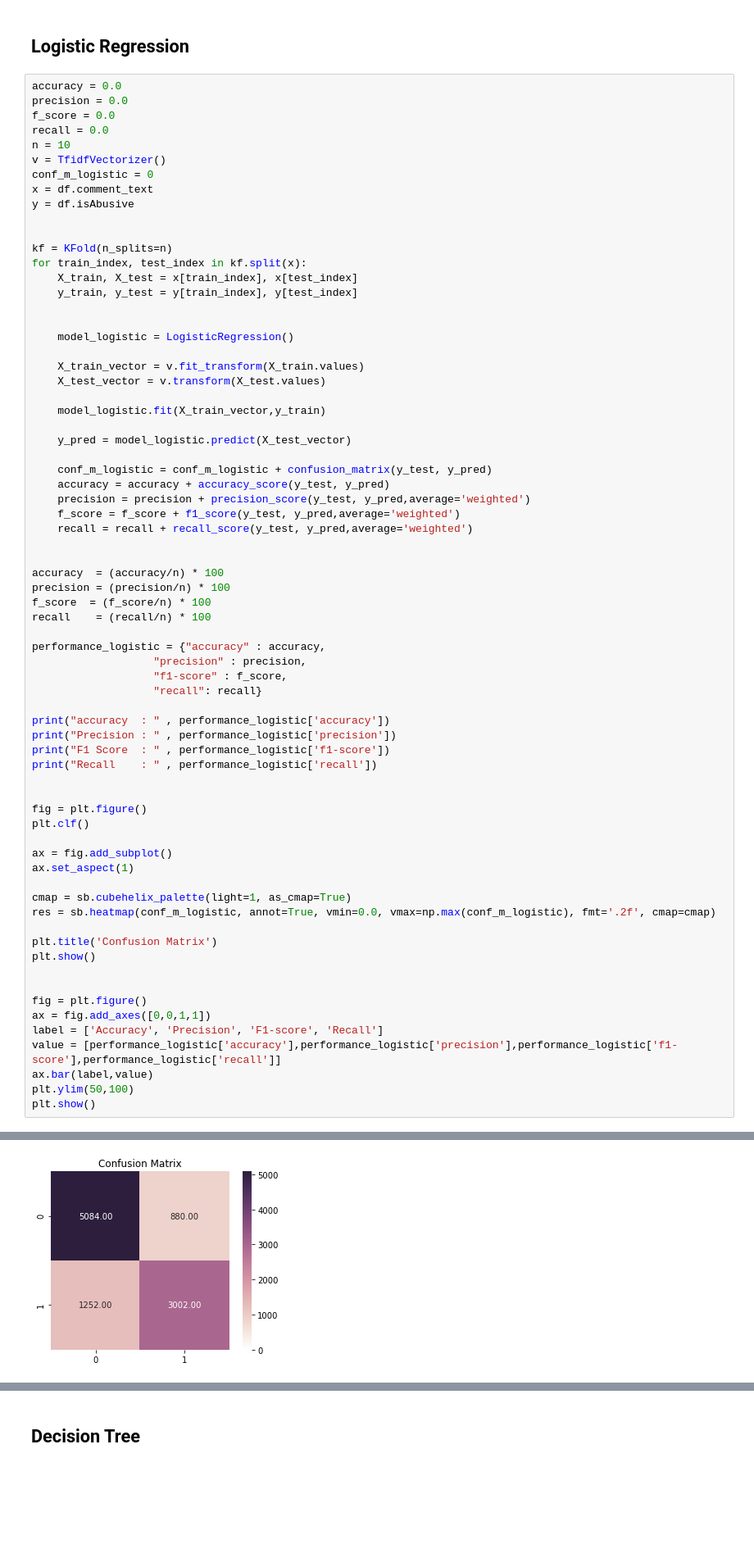
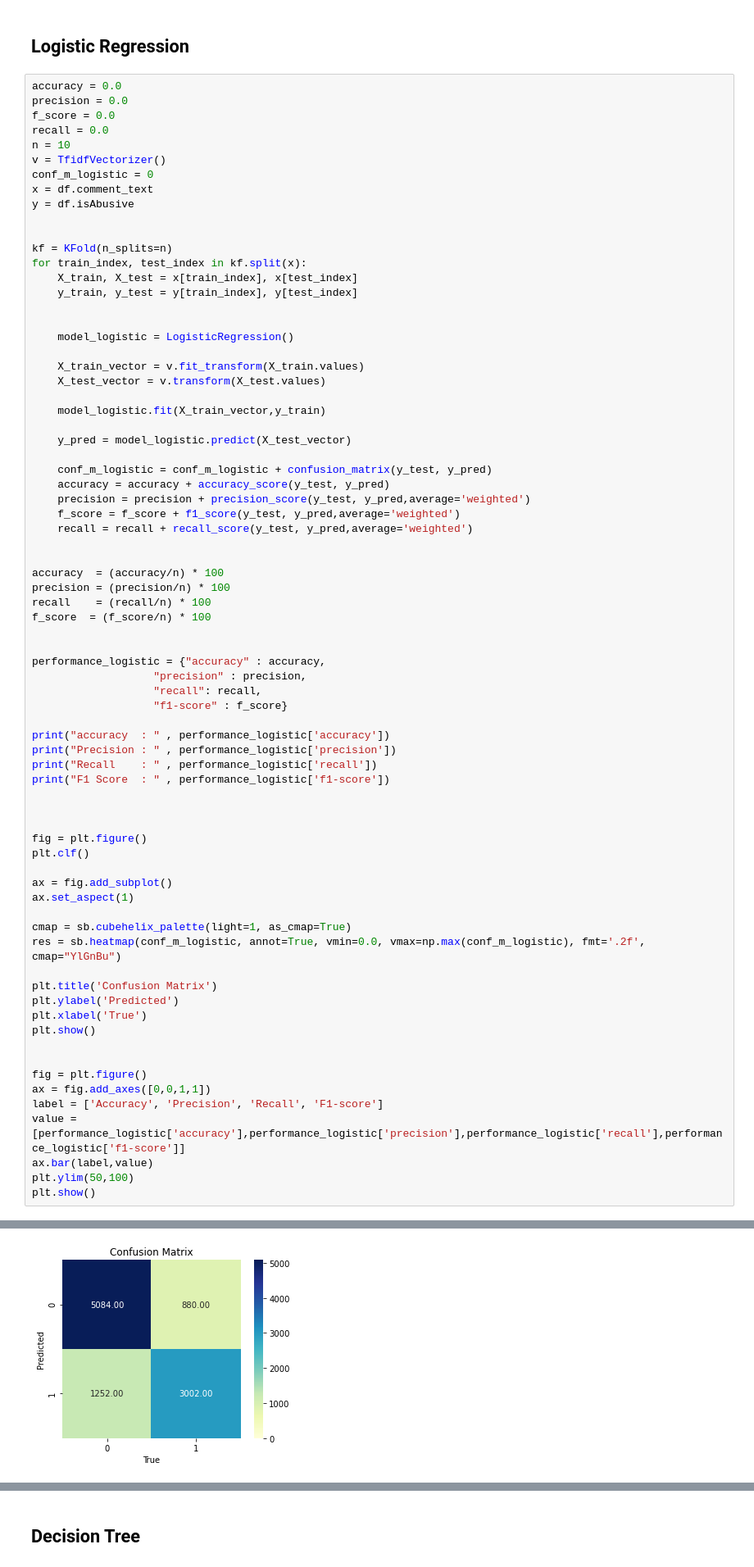
Before and after one commit to Shahriar1212/Pattern-Recognation-Project, a Jupyter notebook: pattern_project.ipynb, the cells around one changed output, grey strips where cells are left out. Shown at 82% size. Drawn from its saved outputs; the diff is of its cells as text; blank space fills up the shorter version.

```diff
--- a/pattern_project.ipynb
+++ b/pattern_project.ipynb
@@ -166,18 +171,20 @@ for train_index, test_index in kf.split(x):
 
 accuracy  = (accuracy/n) * 100
 precision = (precision/n) * 100
+recall    = (recall/n) * 100
 f_score  = (f_score/n) * 100
-recall    = (recall/n) * 100
+
 
 performance_logistic = {"accuracy" : accuracy,
                    "precision" : precision,
-                   "f1-score" : f_score,
-                   "recall": recall}
+                   "recall": recall,
+                   "f1-score" : f_score}
 
 print("accuracy  : " , performance_logistic['accuracy'])
 print("Precision : " , performance_logistic['precision'])
+print("Recall    : " , performance_logistic['recall'])
 print("F1 Score  : " , performance_logistic['f1-score'])
-print("Recall    : " , performance_logistic['recall'])
+
 
 
 fig = plt.figure()
@@ -187,16 +194,18 @@ ax = fig.add_subplot()
 ax.set_aspect(1)
 
 cmap = sb.cubehelix_palette(light=1, as_cmap=True)
-res = sb.heatmap(conf_m_logistic, annot=True, vmin=0.0, vmax=np.max(conf_m_logistic), fmt='.2f', cmap=cmap)
+res = sb.heatmap(conf_m_logistic, annot=True, vmin=0.0, vmax=np.max(conf_m_logistic), fmt='.2f', cmap="YlGnBu")
 
 plt.title('Confusion Matrix')
+plt.ylabel('Predicted')
+plt.xlabel('True')
 plt.show()
 
 
 fig = plt.figure()
 ax = fig.add_axes([0,0,1,1])
-label = ['Accuracy', 'Precision', 'F1-score', 'Recall']
-value = [performance_logistic['accuracy'],performance_logistic['precision'],performance_logistic['f1-score'],performance_logistic['recall']]
+label = ['Accuracy', 'Precision', 'Recall', 'F1-score']
+value = [performance_logistic['accuracy'],performance_logistic['precision'],performance_logistic['recall'],performance_logistic['f1-score']]
 ax.bar(label,value)
 plt.ylim(50,100)
 plt.show()
@@ -208 +217 @@ Recall    :  79.13525360770205
-[figure, old version]
+[figure, new version]
```
Also changed, not shown: parts of 6 cells of this notebook.
